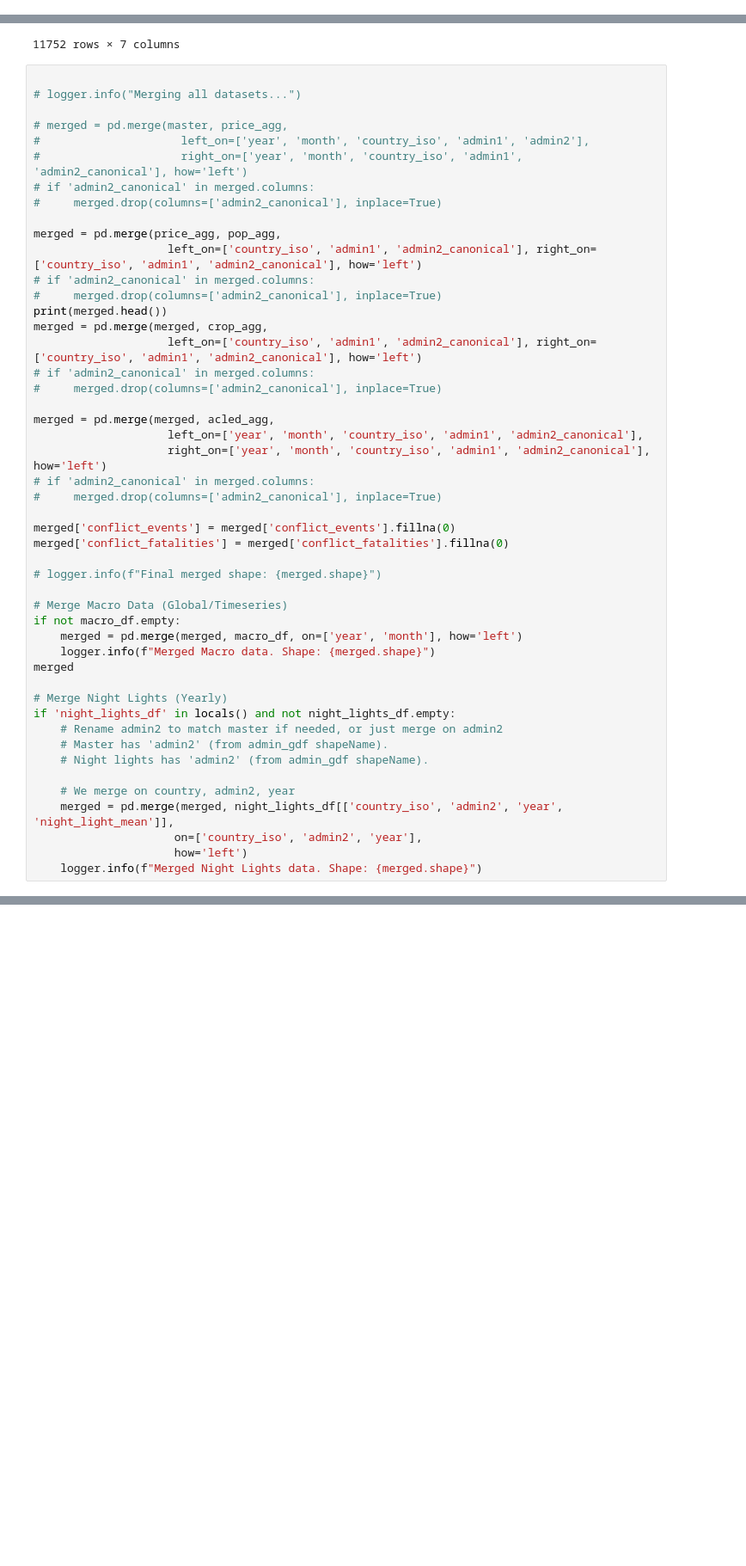
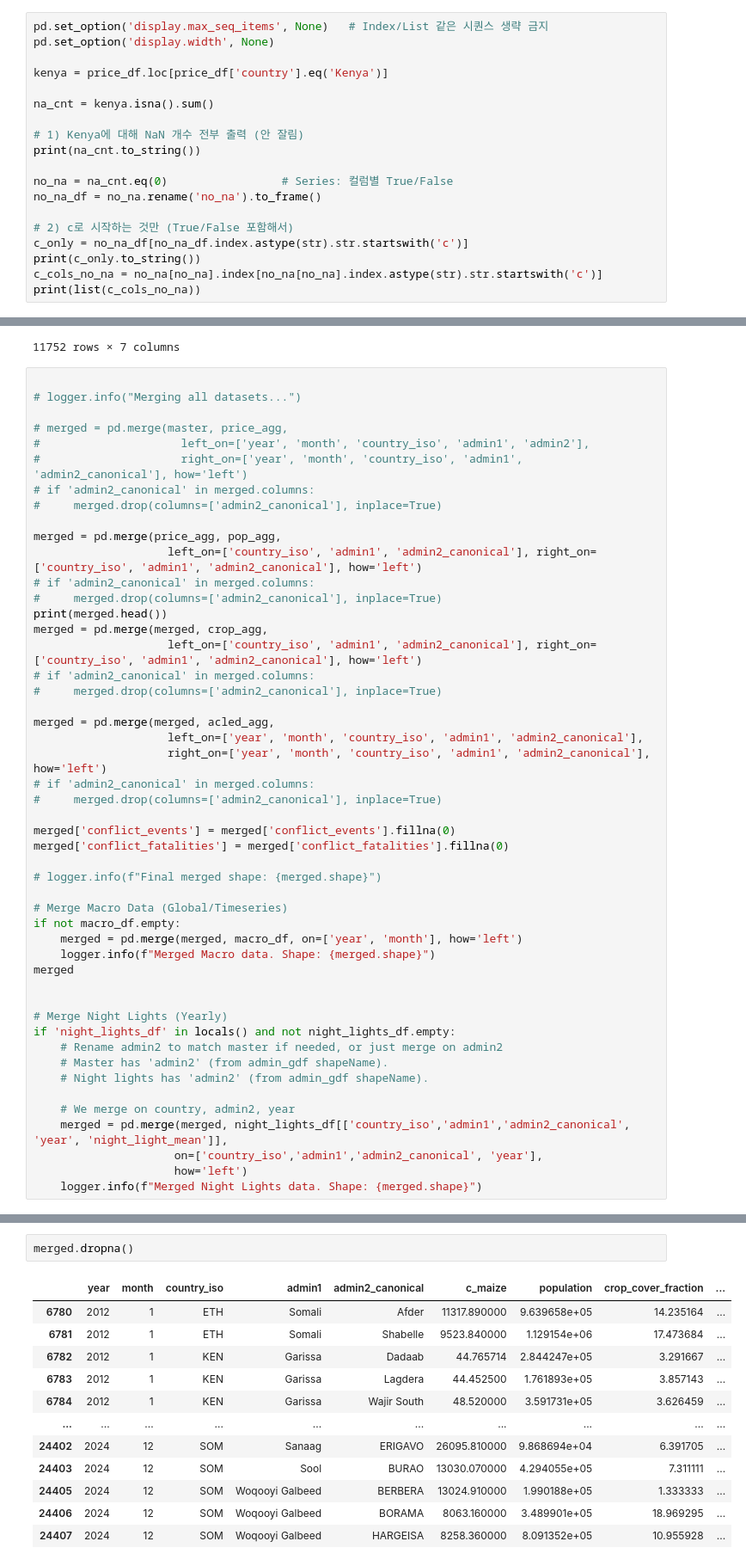
Before and after one commit to halim-jun/subnational_price_prediction, a Jupyter notebook: subnational_merge_notebook.ipynb, the cells around one changed output, grey strips where cells are left out. Shown at 86% size. Saved outputs shown, nothing was run; the diff lists cells and outputs as text; blank space fills up the shorter version.

```diff
--- a/subnational_merge_notebook.ipynb
+++ b/subnational_merge_notebook.ipynb
@@ -252,0 +268,19 @@ def load_canonical_boundaries(iso3_list, boundary_dir):
+# %%
+pd.set_option('display.max_seq_items', None)   # Index/List 같은 시퀀스 생략 금지
+pd.set_option('display.width', None)
+
+kenya = price_df.loc[price_df['country'].eq('Kenya')]
+
+na_cnt = kenya.isna().sum()
+
+# 1) Kenya에 대해 NaN 개수 전부 출력 (안 잘림)
+print(na_cnt.to_string())
+
+no_na = na_cnt.eq(0)                 # Series: 컬럼별 True/False
+no_na_df = no_na.rename('no_na').to_frame()
+
+# 2) c로 시작하는 것만 (True/False 포함해서)
+c_only = no_na_df[no_na_df.index.astype(str).str.startswith('c')]
+print(c_only.to_string())
+c_cols_no_na = no_na[no_na].index[no_na[no_na].index.astype(str).str.startswith('c')]
+print(list(c_cols_no_na))
@@ -753,6 +831,7 @@ if not macro_df.empty:
     logger.info(f"Merged Macro data. Shape: {merged.shape}")
 merged
 
+
 # Merge Night Lights (Yearly)
 if 'night_lights_df' in locals() and not night_lights_df.empty:
     # Rename admin2 to match master if needed, or just merge on admin2
@@ -760,8 +839,8 @@ if 'night_lights_df' in locals() and not night_lights_df.empty:
     # Night lights has 'admin2' (from admin_gdf shapeName).
 
     # We merge on country, admin2, year
-    merged = pd.merge(merged, night_lights_df[['country_iso', 'admin2', 'year', 'night_light_mean']],
-                     on=['country_iso', 'admin2', 'year'],
+    merged = pd.merge(merged, night_lights_df[['country_iso','admin1','admin2_canonical', 'year', 'night_light_mean']],
+                     on=['country_iso','admin1','admin2_canonical', 'year'],
                      how='left')
     logger.info(f"Merged Night Lights data. Shape: {merged.shape}")
 # %% [output]
@@ -794,0 +862,15 @@ if 'night_lights_df' in locals() and not night_lights_df.empty:
+# %%
+merged.dropna()
+# %% [output]
+|  | year | month | country_iso | admin1 | admin2_canonical | c_maize | population | crop_cover_fraction | ... |
+| 6780 | 2012 | 1 | ETH | Somali | Afder | 11317.890000 | 9.639658e+05 | 14.235164 | ... |
+| 6781 | 2012 | 1 | ETH | Somali | Shabelle | 9523.840000 | 1.129154e+06 | 17.473684 | ... |
+| 6782 | 2012 | 1 | KEN | Garissa | Dadaab | 44.765714 | 2.844247e+05 | 3.291667 | ... |
+| 6783 | 2012 | 1 | KEN | Garissa | Lagdera | 44.452500 | 1.761893e+05 | 3.857143 | ... |
+| 6784 | 2012 | 1 | KEN | Garissa | Wajir South | 48.520000 | 3.591731e+05 | 3.626459 | ... |
+| ... | ... | ... | ... | ... | ... | ... | ... | ... | ... |
+| 24402 | 2024 | 12 | SOM | Sanaag | ERIGAVO | 26095.810000 | 9.868694e+04 | 6.391705 | ... |
+| 24403 | 2024 | 12 | SOM | Sool | BURAO | 13030.070000 | 4.294055e+05 | 7.311111 | ... |
+| 24405 | 2024 | 12 | SOM | Woqooyi Galbeed | BERBERA | 13024.910000 | 1.990188e+05 | 1.333333 | ... |
+| 24406 | 2024 | 12 | SOM | Woqooyi Galbeed | BORAMA | 8063.160000 | 3.489901e+05 | 18.969295 | ... |
+| 24407 | 2024 | 12 | SOM | Woqooyi Galbeed | HARGEISA | 8258.360000 | 8.091352e+05 | 10.955928 | ... |
```
Also changed, not shown: parts of 18 cells of this notebook, 21 other files.
